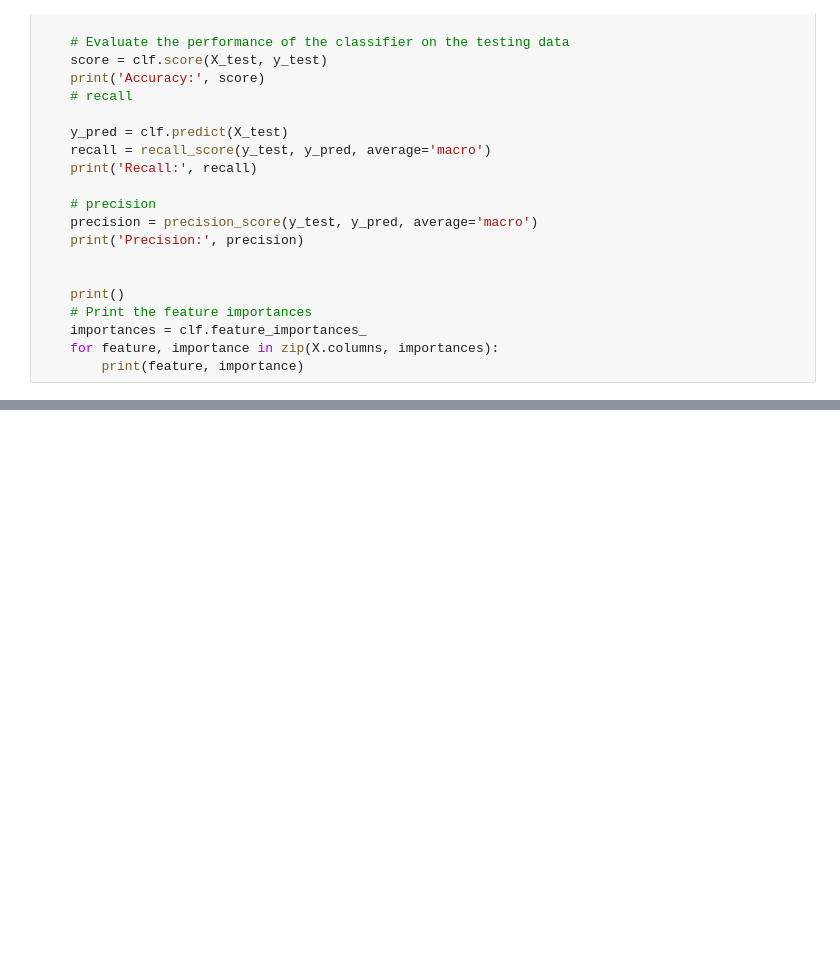
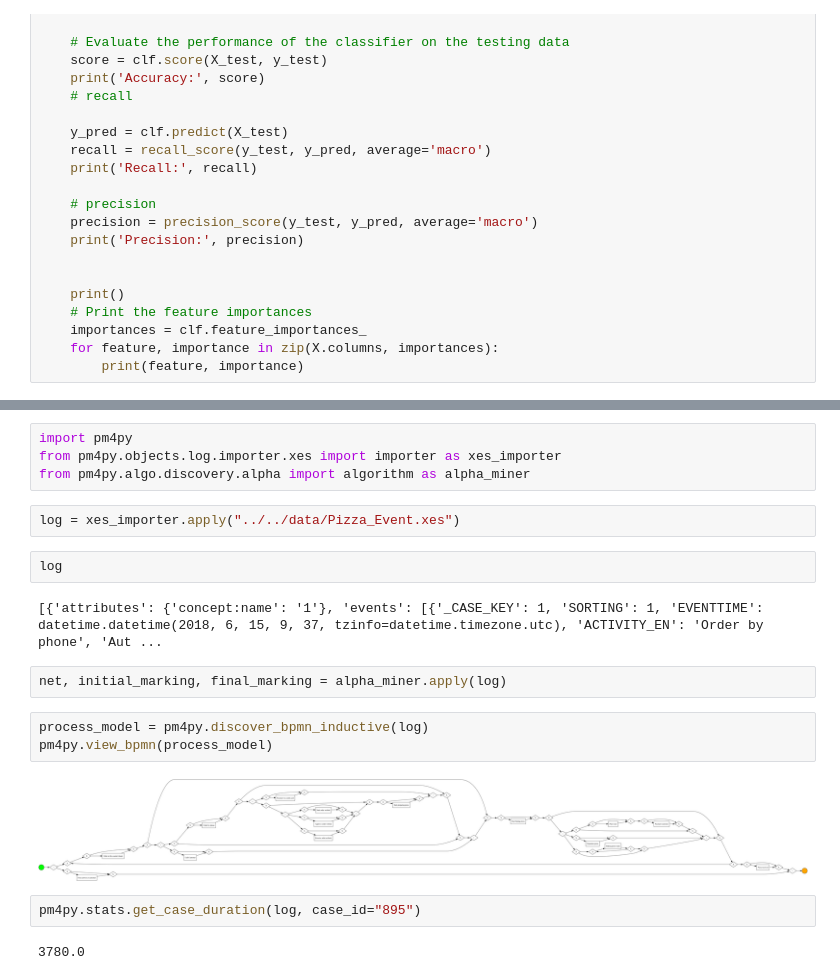
Before and after one commit to philippmayrth/IISProcessInt, a Jupyter notebook: HypotesisNotebooks/HA10.ipynb, the cells around one changed output, grey strips where cells are left out. Saved outputs shown, nothing was run; the diff lists cells and outputs as text; blank space fills up the shorter version.

```diff
--- a/HypotesisNotebooks/HA10.ipynb
+++ b/HypotesisNotebooks/HA10.ipynb
@@ -175,0 +161,21 @@ IsCustomerSatisfied 0.1893436151574145
+# %%
+import pm4py
+from pm4py.objects.log.importer.xes import importer as xes_importer
+from pm4py.algo.discovery.alpha import algorithm as alpha_miner
+# %%
+log = xes_importer.apply("../../data/Pizza_Event.xes")
+# %%
+log
+# %% [output]
+[{'attributes': {'concept:name': '1'}, 'events': [{'_CASE_KEY': 1, 'SORTING': 1, 'EVENTTIME': datetime.datetime(2018, 6, 15, 9, 37, tzinfo=datetime.timezone.utc), 'ACTIVITY_EN': 'Order by phone', 'Aut ...
+# %%
+net, initial_marking, final_marking = alpha_miner.apply(log)
+# %%
+process_model = pm4py.discover_bpmn_inductive(log)
+pm4py.view_bpmn(process_model)
+# %% [output]
+[figure, added]
+# %%
+pm4py.stats.get_case_duration(log, case_id="895")
+# %% [output]
+3780.0
```
Also changed, not shown: parts of 11 cells of this notebook, 2 other files.
